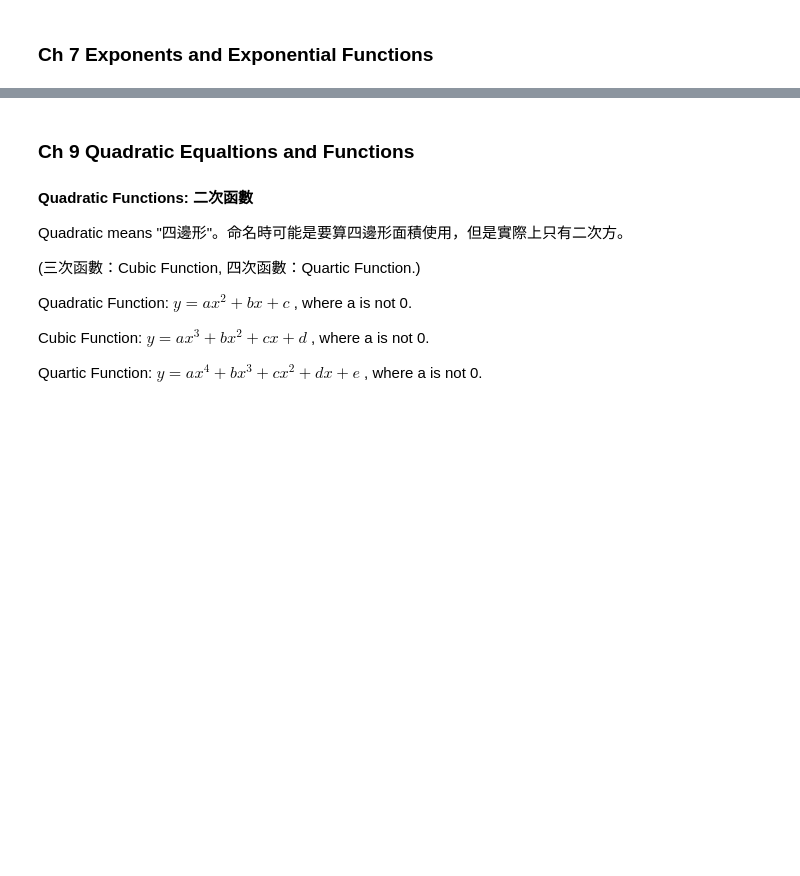
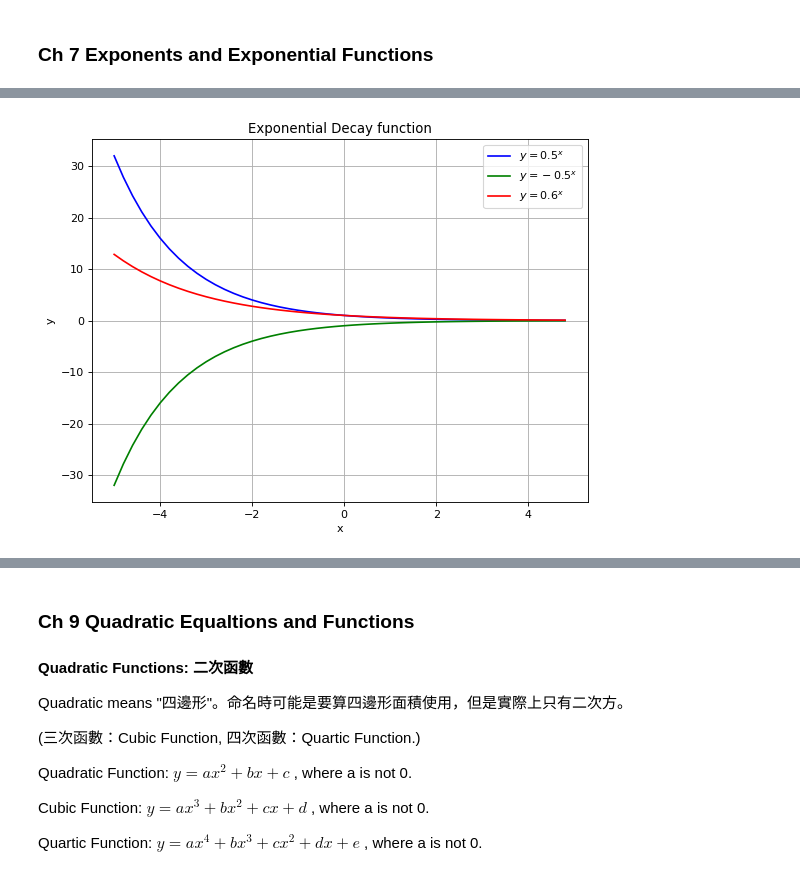
Before and after one commit to apextw/math, a Jupyter notebook: Learn Math with Python - Grade 8.ipynb, the cells around one changed output, grey strips where cells are left out. Drawn from its saved outputs; the diff is of its cells as text; code cells hidden in the pictures; blank space fills up the shorter version.

```diff
--- a/Learn Math with Python - Grade 8.ipynb
+++ b/Learn Math with Python - Grade 8.ipynb
@@ -346,0 +446,28 @@ How to detect lines in a picture? [Hough Transform](https://en.wikipedia.org/wik
+# %%
+################################################################################
+# Let's see a Exponential Decay Function
+# Author: stevenlee, tw.steven@gmail.com
+# Date: 2017.05.18
+################################################################################
+import numpy as np
+import matplotlib.pyplot as plt
+
+x = np.arange(-5., 5., 0.2)
+
+p = (0.5)**x
+q = - p
+r = (0.6)**x
+
+# Plot to figure
+plt.figure(figsize=(8, 6), dpi=80)
+plt.title('Exponential Decay function')
+plt.plot(x, p, 'b',label='$y=0.5^x$')
+plt.plot(x, q, 'g',label='$y=-0.5^x$')
+plt.plot(x, r, 'r',label='$y=0.6^x$')
+plt.xlabel('x')
+plt.ylabel('y')
+plt.legend(loc=1)
+plt.grid(True)
+plt.show()
+# %% [output]
+[figure, added]
```
Also changed, not shown: parts of 13 cells of this notebook, 1 other file.
